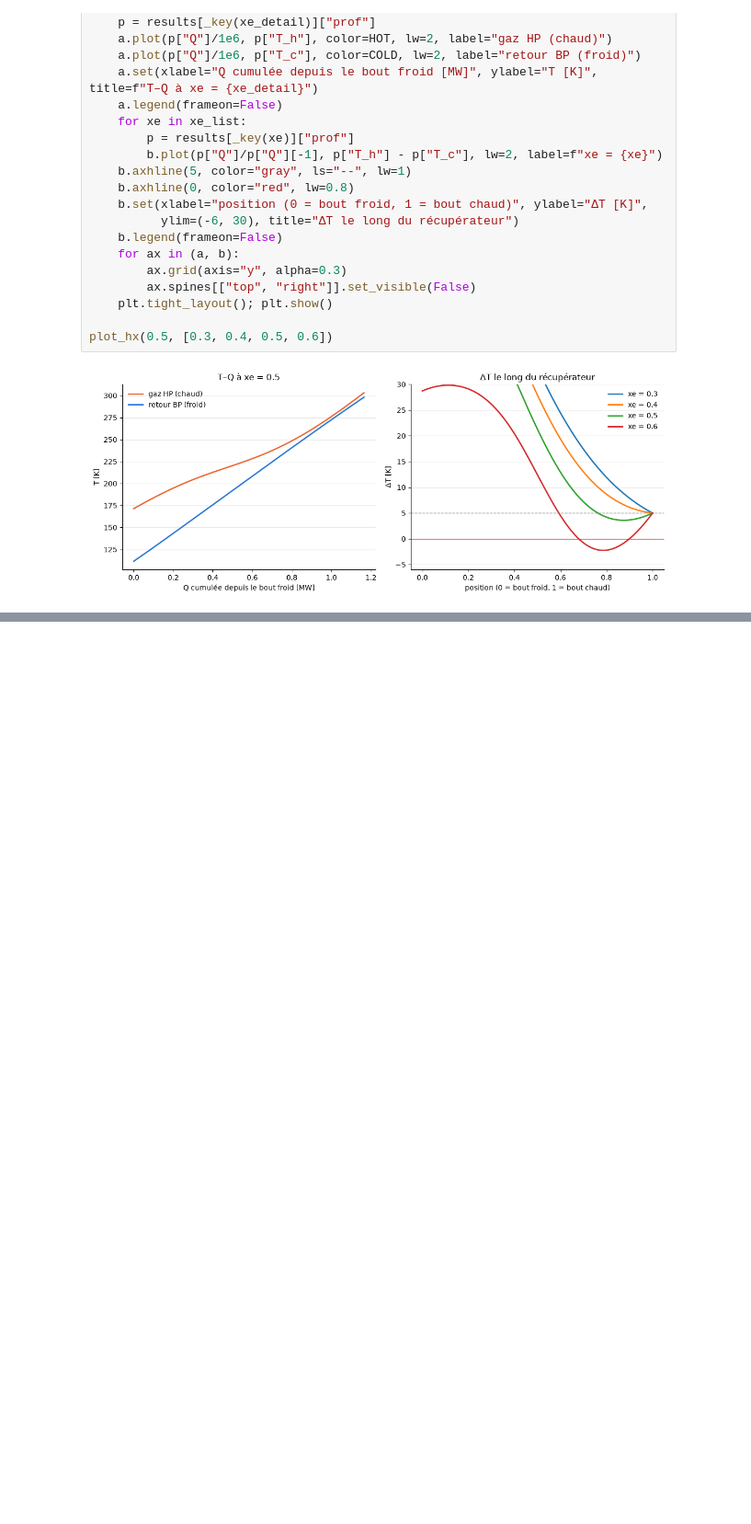
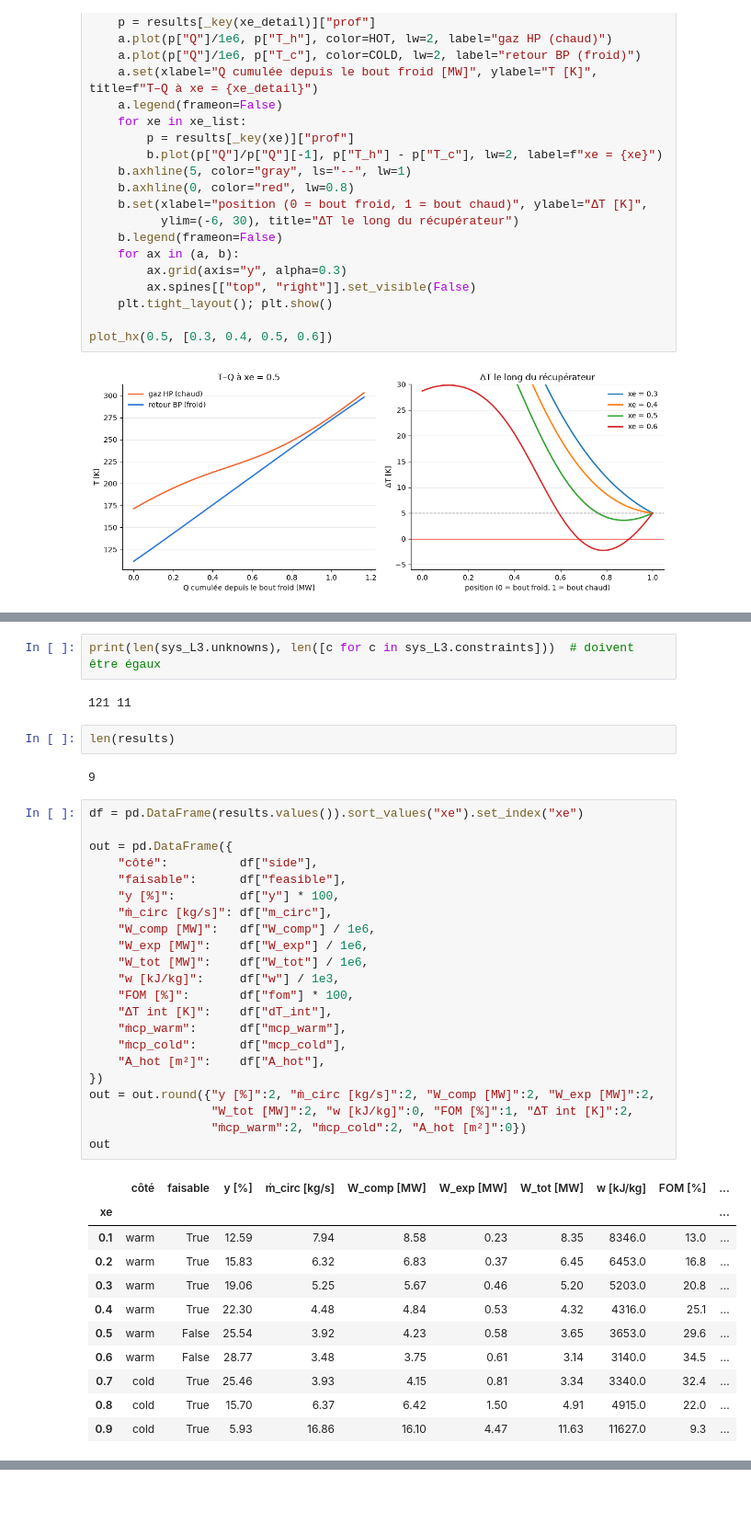
Before and after one commit to Mascof17/sys_en, a Jupyter notebook: proj_12/LNG_L0_martin.ipynb, the cells around one changed output, grey strips where cells are left out. Shown at 92% size. Saved outputs shown, nothing was run; the diff lists cells and outputs as text; blank space fills up the shorter version.

Commit message:
implement choosing the pinch side

```diff
--- a/proj_12/LNG_L0_martin.ipynb
+++ b/proj_12/LNG_L0_martin.ipynb
@@ -667,0 +751,42 @@ NameError: name 'n' is not defined
+# %%
+print(len(sys_L3.unknowns), len([c for c in sys_L3.constraints]))  # doivent être égaux
+# %% [output]
+121 11
+# %%
+len(results)
+# %% [output]
+9
+# %%
+df = pd.DataFrame(results.values()).sort_values("xe").set_index("xe")
+
+out = pd.DataFrame({
+    "côté":          df["side"],
+    "faisable":      df["feasible"],
+    "y [%]":         df["y"] * 100,
+    "ṁ_circ [kg/s]": df["m_circ"],
+    "W_comp [MW]":   df["W_comp"] / 1e6,
+    "W_exp [MW]":    df["W_exp"] / 1e6,
+    "W_tot [MW]":    df["W_tot"] / 1e6,
+    "w [kJ/kg]":     df["w"] / 1e3,
+    "FOM [%]":       df["fom"] * 100,
+    "ΔT int [K]":    df["dT_int"],
+    "ṁcp_warm":      df["mcp_warm"],
+    "ṁcp_cold":      df["mcp_cold"],
+    "A_hot [m²]":    df["A_hot"],
+})
+out = out.round({"y [%]":2, "ṁ_circ [kg/s]":2, "W_comp [MW]":2, "W_exp [MW]":2,
+                 "W_tot [MW]":2, "w [kJ/kg]":0, "FOM [%]":1, "ΔT int [K]":2,
+                 "ṁcp_warm":2, "ṁcp_cold":2, "A_hot [m²]":0})
+out
+# %% [output]
+|  | côté | faisable | y [%] | ṁ_circ [kg/s] | W_comp [MW] | W_exp [MW] | W_tot [MW] | w [kJ/kg] | FOM [%] | ... |
+| xe |  |  |  |  |  |  |  |  |  | ... |
+| 0.1 | warm | True | 12.59 | 7.94 | 8.58 | 0.23 | 8.35 | 8346.0 | 13.0 | ... |
+| 0.2 | warm | True | 15.83 | 6.32 | 6.83 | 0.37 | 6.45 | 6453.0 | 16.8 | ... |
+| 0.3 | warm | True | 19.06 | 5.25 | 5.67 | 0.46 | 5.20 | 5203.0 | 20.8 | ... |
+| 0.4 | warm | True | 22.30 | 4.48 | 4.84 | 0.53 | 4.32 | 4316.0 | 25.1 | ... |
+| 0.5 | warm | False | 25.54 | 3.92 | 4.23 | 0.58 | 3.65 | 3653.0 | 29.6 | ... |
+| 0.6 | warm | False | 28.77 | 3.48 | 3.75 | 0.61 | 3.14 | 3140.0 | 34.5 | ... |
+| 0.7 | cold | True | 25.46 | 3.93 | 4.15 | 0.81 | 3.34 | 3340.0 | 32.4 | ... |
+| 0.8 | cold | True | 15.70 | 6.37 | 6.42 | 1.50 | 4.91 | 4915.0 | 22.0 | ... |
+| 0.9 | cold | True | 5.93 | 16.86 | 16.10 | 4.47 | 11.63 | 11627.0 | 9.3 | ... |
```
Also changed, not shown: parts of 16 cells of this notebook, 5 other files.
